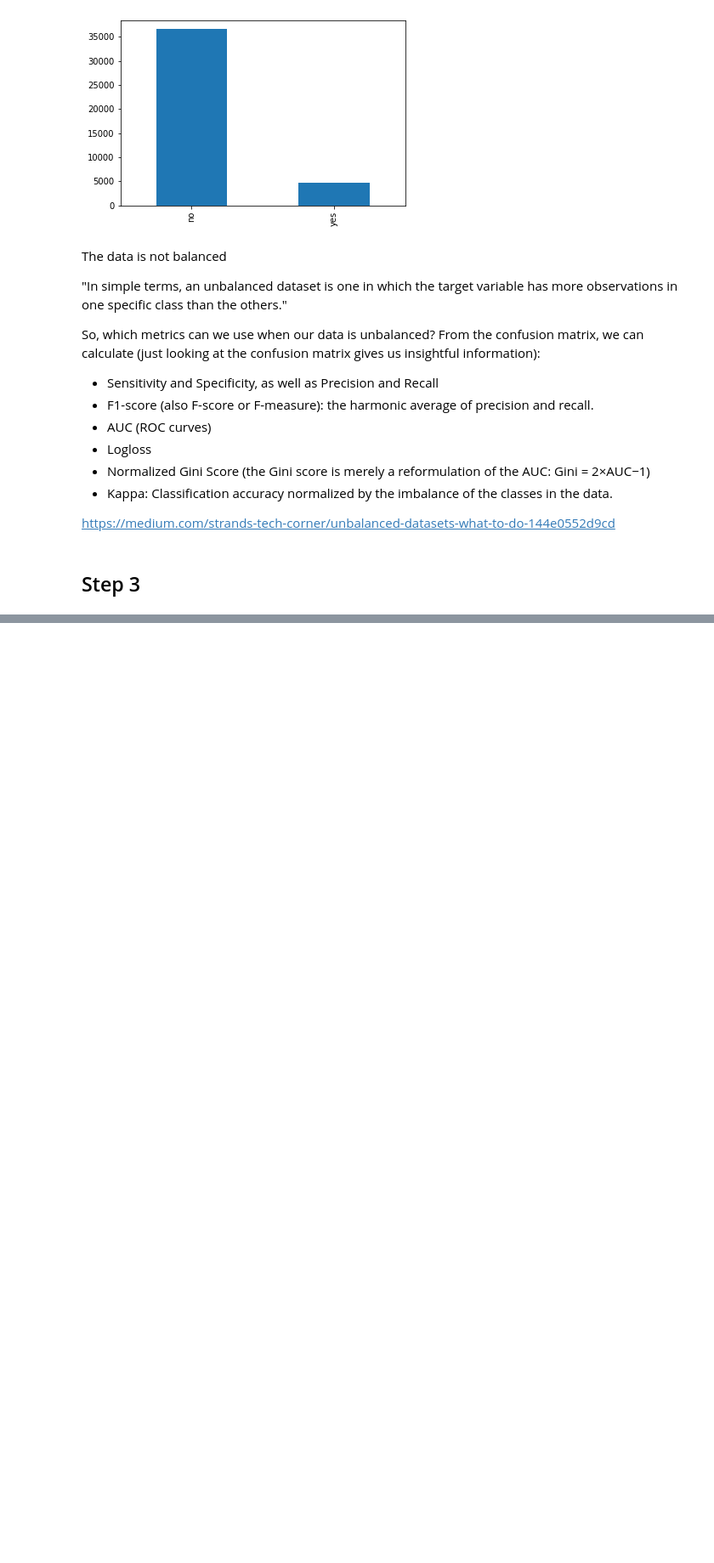
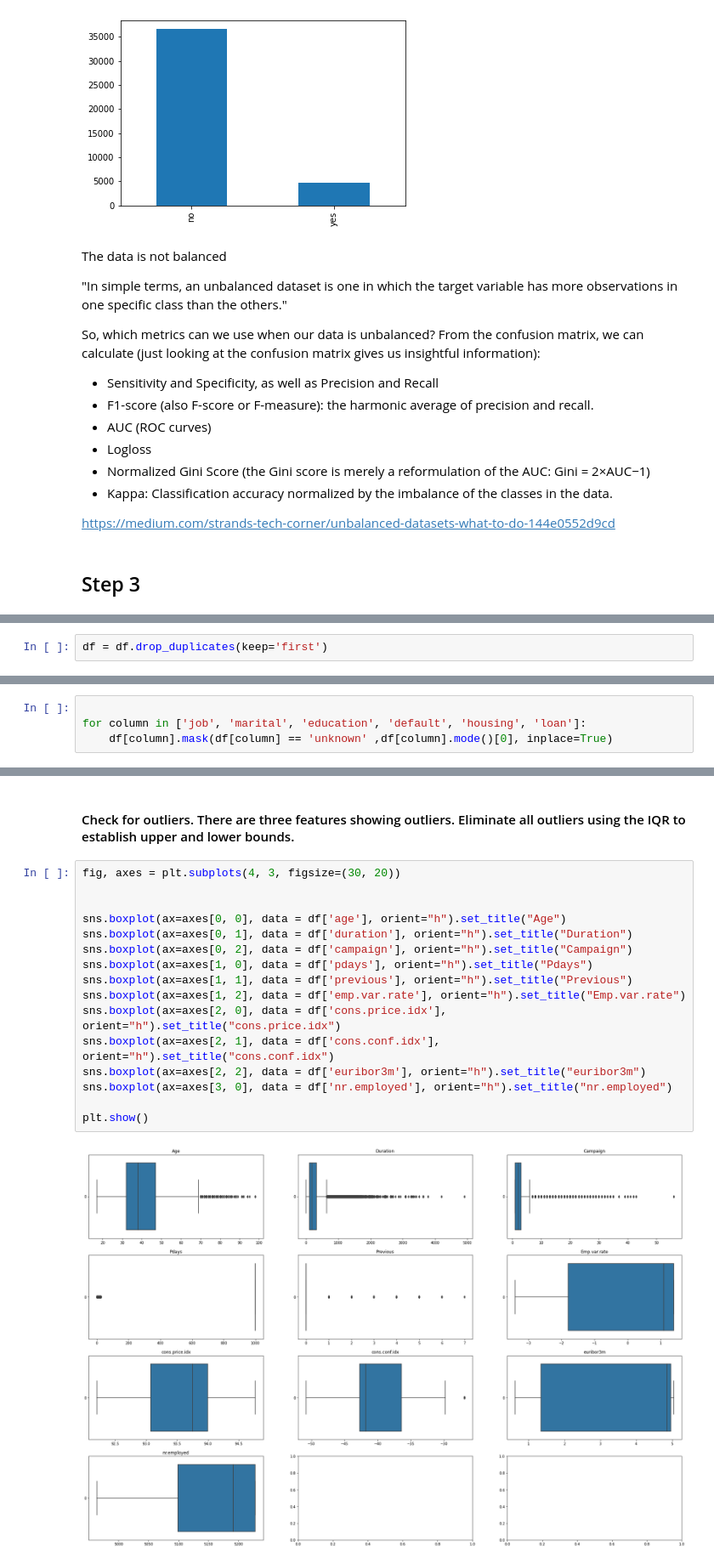
Before and after one commit to martina-nu/LogisticRegression-BankMarketing, a Jupyter notebook: src/explore.ipynb, the cells around one changed output, grey strips where cells are left out. Shown at 85% size. Cells and saved outputs as stored; diff of their text form; blank space fills up the shorter version.

```diff
--- a/src/explore.ipynb
+++ b/src/explore.ipynb
@@ -131,0 +173,2 @@ https://medium.com/strands-tech-corner/unbalanced-datasets-what-to-do-144e0552d9
+# %%
+df = df.drop_duplicates(keep='first')
@@ -131,0 +283,4 @@ https://medium.com/strands-tech-corner/unbalanced-datasets-what-to-do-144e0552d9
+# %%
+
+for column in ['job', 'marital', 'education', 'default', 'housing', 'loan']:
+    df[column].mask(df[column] == 'unknown' ,df[column].mode()[0], inplace=True)
@@ -131,0 +363,20 @@ https://medium.com/strands-tech-corner/unbalanced-datasets-what-to-do-144e0552d9
+# %% [markdown]
+#### Check for outliers. There are three features showing outliers. Eliminate all outliers using the IQR to establish upper and lower bounds.
+# %%
+fig, axes = plt.subplots(4, 3, figsize=(30, 20))
+
+
+sns.boxplot(ax=axes[0, 0], data = df['age'], orient="h").set_title("Age")
+sns.boxplot(ax=axes[0, 1], data = df['duration'], orient="h").set_title("Duration")
+sns.boxplot(ax=axes[0, 2], data = df['campaign'], orient="h").set_title("Campaign")
+sns.boxplot(ax=axes[1, 0], data = df['pdays'], orient="h").set_title("Pdays")
+sns.boxplot(ax=axes[1, 1], data = df['previous'], orient="h").set_title("Previous")
+sns.boxplot(ax=axes[1, 2], data = df['emp.var.rate'], orient="h").set_title("Emp.var.rate")
+sns.boxplot(ax=axes[2, 0], data = df['cons.price.idx'], orient="h").set_title("cons.price.idx")
+sns.boxplot(ax=axes[2, 1], data = df['cons.conf.idx'], orient="h").set_title("cons.conf.idx")
+sns.boxplot(ax=axes[2, 2], data = df['euribor3m'], orient="h").set_title("euribor3m")
+sns.boxplot(ax=axes[3, 0], data = df['nr.employed'], orient="h").set_title("nr.employed")
+
+plt.show()
+# %% [output]
+[figure, added]
```
Also changed, not shown: parts of 82 cells of this notebook, 1 other file.
